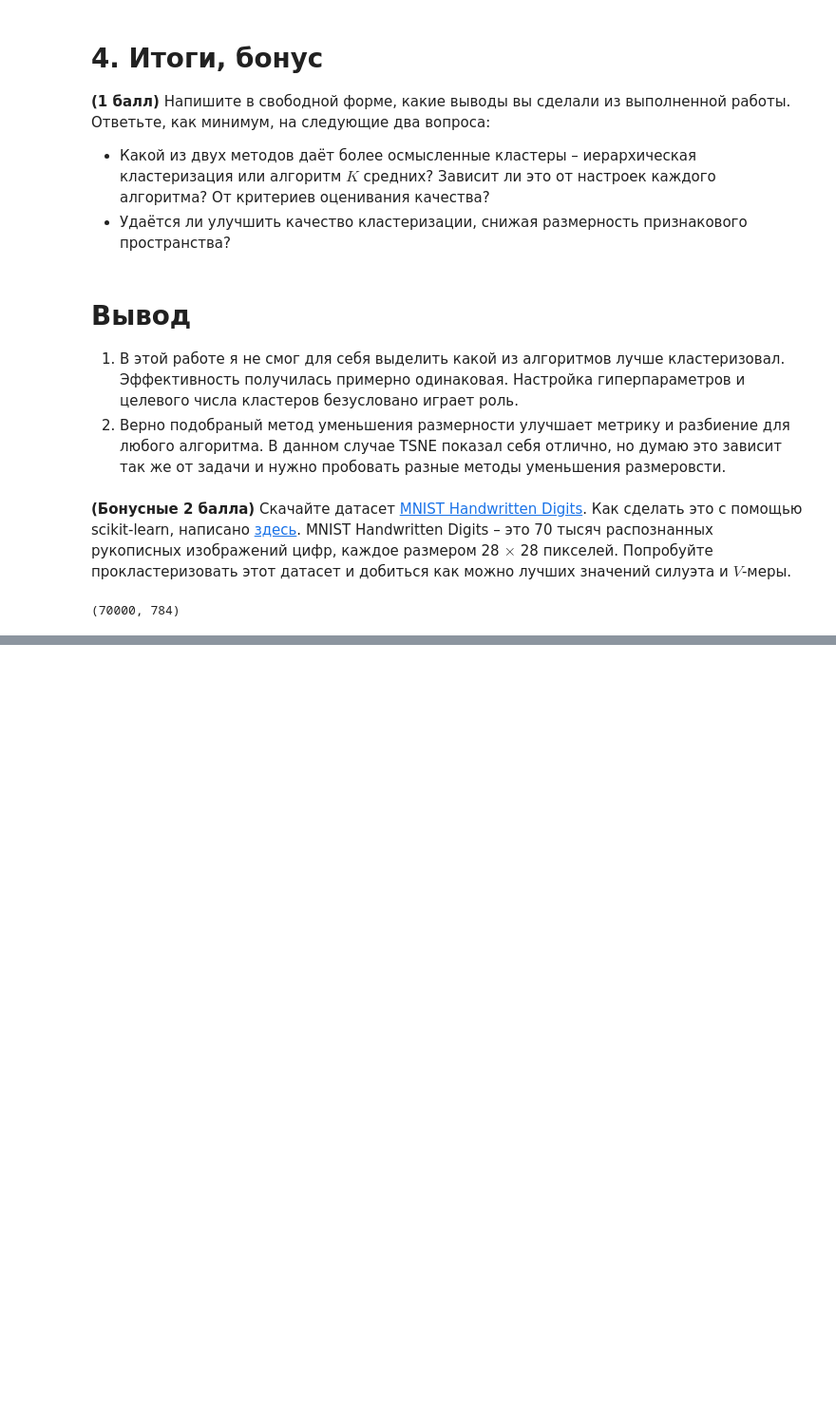
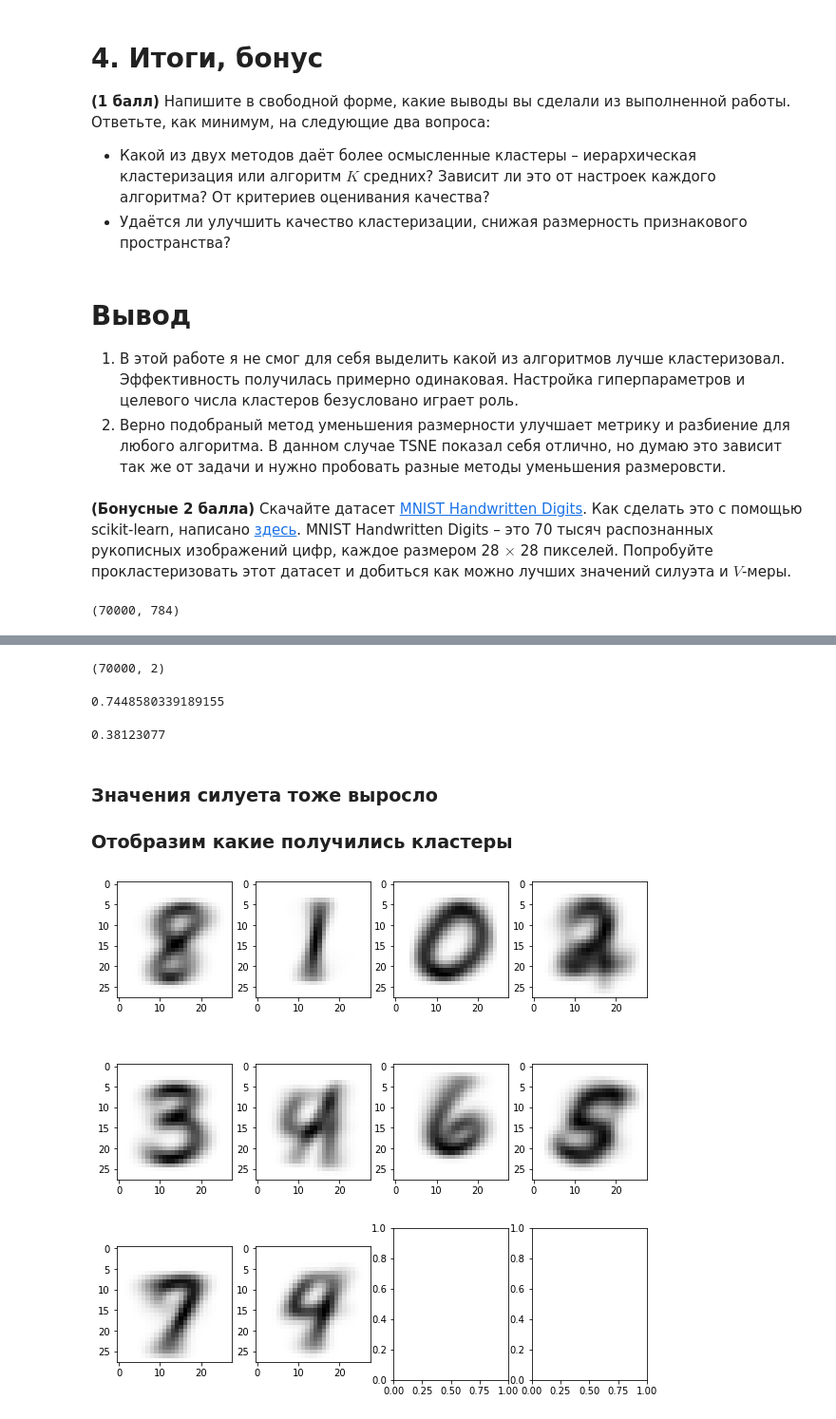
Before and after one commit to YakovGrischenko/rss-ml-intro, a Jupyter notebook: 7_clustering/clustering.ipynb, the cells around one changed output, grey strips where cells are left out. Shown at 95% size. Drawn from its saved outputs; the diff is of its cells as text; code cells hidden in the pictures; blank space fills up the shorter version.

```diff
--- a/7_clustering/clustering.ipynb
+++ b/7_clustering/clustering.ipynb
@@ -394,0 +432,17 @@ print(X.shape)
+# %%
+#уменьшаем размерость с помощью TSNE
+sub_set_size = 70000
+
+X_embedded_big = TSNE(n_components=2, random_state=42, n_jobs=5).fit_transform(X_big[:sub_set_size])
+X_embedded_big.shape
+# %% [output]
+(70000, 2)
+# %%
+#рассчет на 10 кластеров показывает улучшение v_score после понижения размерости
+kmeans_for_big = KMeans(n_clusters=10, random_state=42, n_init=50)
+
+kmeans_pred_labels_big = kmeans_for_big.fit_predict(X_embedded_big)
+v_score = v_measure_score(y_big[:sub_set_size], kmeans_pred_labels_big)
+print(v_score)
+# %% [output]
+0.7448580339189155
@@ -394,0 +451,11 @@ print(X.shape)
+# %%
+print(sil_sscore)
+# %% [output]
+0.38123077
+# %% [markdown]
+### Значения силуета тоже выросло
+### Отобразим какие получились кластеры
+# %%
+draw_digits_big(calc_means(X_big[:sub_set_size].values, kmeans_pred_labels_big))
+# %% [output]
+[figure, added]
```
Also changed, not shown: parts of 12 cells of this notebook.
